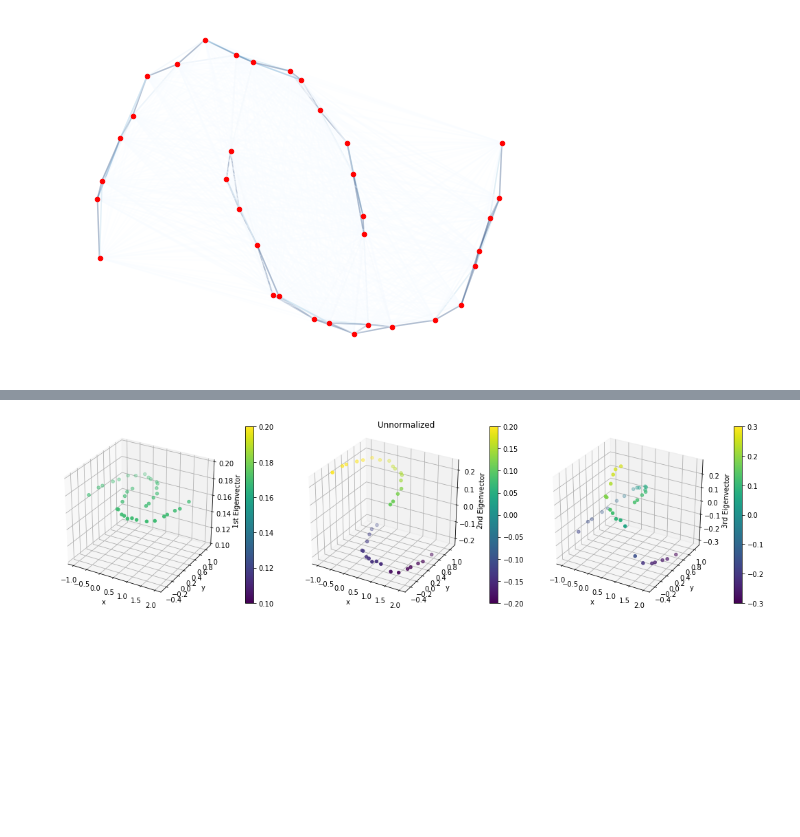
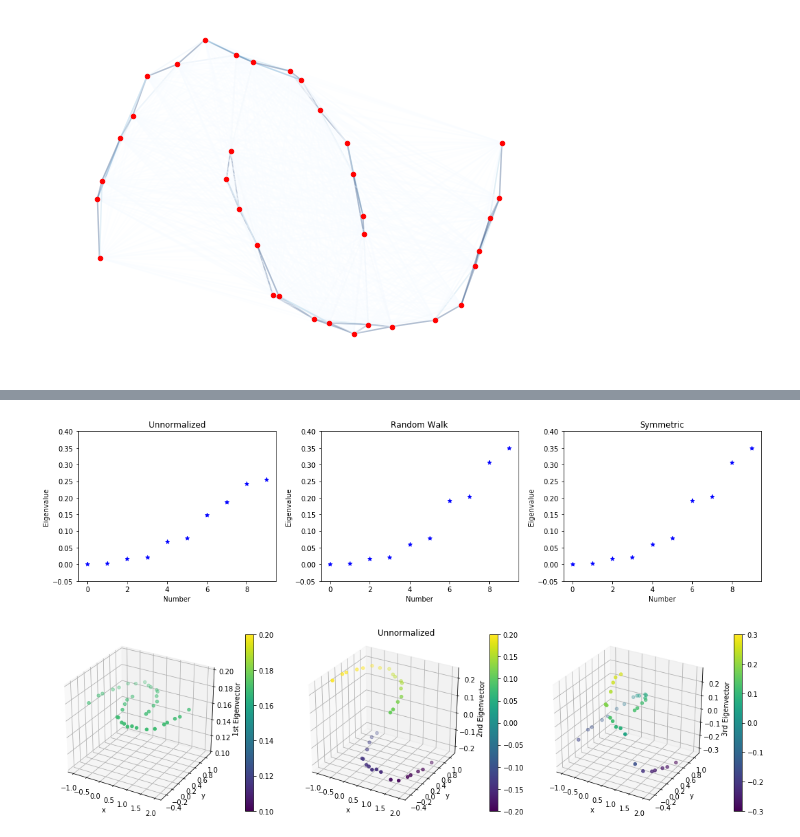
Before and after one commit to msarrias/spectral-clustering, a Jupyter notebook: playground.ipynb, the cells around one changed output, grey strips where cells are left out. Drawn from its saved outputs; the diff is of its cells as text; code cells hidden in the pictures; blank space fills up the shorter version.

Commit message:
updated figures

```diff
--- a/playground.ipynb
+++ b/playground.ipynb
@@ -63,10 +63,15 @@ rearranged_rw_evals_moon_data = f.rearrange_eigenvals(eigenvalues_rw_m, eigenvec
 rearranged_rw_vecs_moon_data = f.rearrange_eigenvecs(rearranged_rw_evals_moon_data,
                                                        half_moons_data[1])
 # %%
-# titles_list = ["Unnormalized","Random Walk","Symmetric"]
-# ylim_list =[(-0.05, 0.4), (-0.05, 0.4), (-0.05, 0.4), (-0.05, 0.4)]
-# f.plot_eigenvalues(eigenvalues_sorted_lists, titles_list,
-#                    ylim_list, "figures/11-eigenvalues_halfmoons",n=10)
+titles_list = ["Unnormalized","Random Walk","Symmetric"]
+ylim_list =[(-0.05, 0.4), (-0.05, 0.4), (-0.05, 0.4), (-0.05, 0.4)]
+eigenvalues_sorted_lists = f.eigenvalues_list([rearranged_unnorm_evals_moon_data,
+                                               rearranged_rw_evals_moon_data,
+                                               rearranged_sym_evals_moon_data])
+f.plot_eigenvalues(eigenvalues_sorted_lists, titles_list,
+                   ylim_list, "figures/11-eigenvalues_halfmoons",n=10)
+# %% [output]
+[figure, added]
 # %%
 x, y = half_moons_data[0].T
 f.plot3D_eigenvectors(x,y,3,[rearranged_unnorm_evals_moon_data, rearranged_rw_evals_moon_data] ,
```
Also changed, not shown: parts of 10 cells of this notebook.
